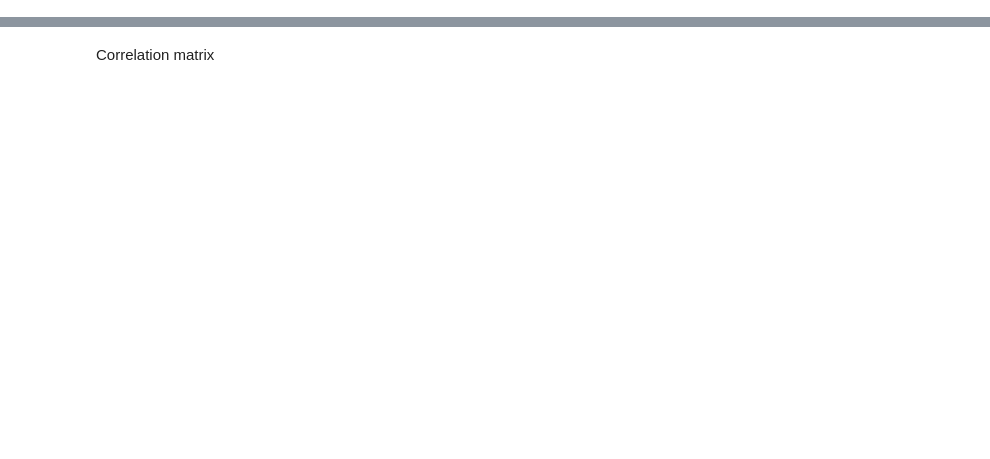
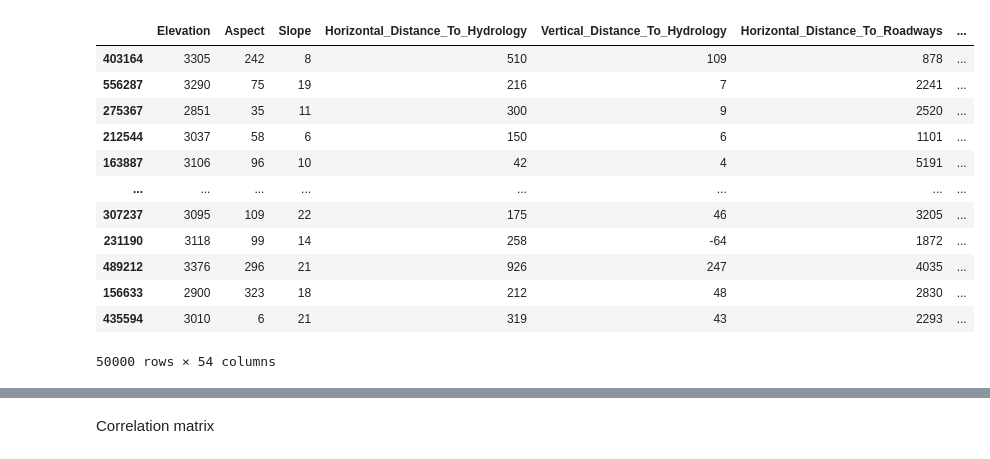
Before and after one commit to Mo-MR-123/TabVFL-Code, a Jupyter notebook: preprocessing/preprocess_covtype.ipynb, the cells around one changed output, grey strips where cells are left out. Drawn from its saved outputs; the diff is of its cells as text; code cells hidden in the pictures; blank space fills up the shorter version.

```diff
--- a/preprocessing/preprocess_covtype.ipynb
+++ b/preprocessing/preprocess_covtype.ipynb
@@ -52,4 +106,20 @@ X_train.shape, X_test.shape, y_train.shape, y_test.shape
 # %%
 merged_df = pd.concat([X_test, y_test], axis=1)
+# %%
+X_test
+# %% [output]
+|  | Elevation | Aspect | Slope | Horizontal_Distance_To_Hydrology | Vertical_Distance_To_Hydrology | Horizontal_Distance_To_Roadways | ... |
+| 403164 | 3305 | 242 | 8 | 510 | 109 | 878 | ... |
+| 556287 | 3290 | 75 | 19 | 216 | 7 | 2241 | ... |
+| 275367 | 2851 | 35 | 11 | 300 | 9 | 2520 | ... |
+| 212544 | 3037 | 58 | 6 | 150 | 6 | 1101 | ... |
+| 163887 | 3106 | 96 | 10 | 42 | 4 | 5191 | ... |
+| ... | ... | ... | ... | ... | ... | ... | ... |
+| 307237 | 3095 | 109 | 22 | 175 | 46 | 3205 | ... |
+| 231190 | 3118 | 99 | 14 | 258 | -64 | 1872 | ... |
+| 489212 | 3376 | 296 | 21 | 926 | 247 | 4035 | ... |
+| 156633 | 2900 | 323 | 18 | 212 | 48 | 2830 | ... |
+| 435594 | 3010 | 6 | 21 | 319 | 43 | 2293 | ... |
+50000 rows × 54 columns
 # %%
 y_test['Cover_Type'].value_counts()
```
Also changed, not shown: parts of 12 cells of this notebook, 28 other files.
